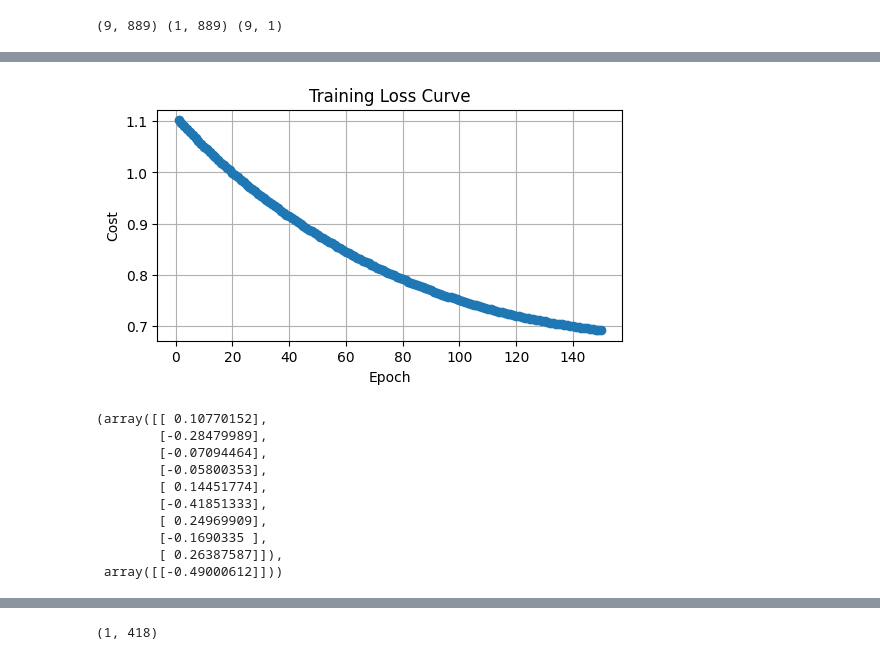
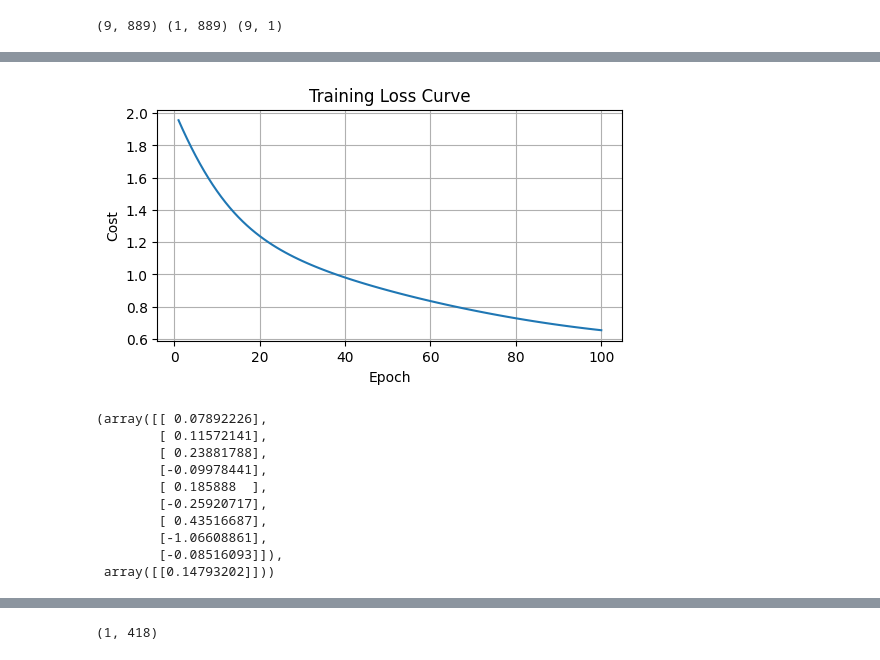
Before and after one commit to yashpundir/Research-Study, a Jupyter notebook: Logistic Regression/Logistic Regression using GD.ipynb, the cells around one changed output, grey strips where cells are left out. Saved outputs shown, nothing was run; the diff lists cells and outputs as text; code cells hidden in the pictures.

```diff
--- a/Logistic Regression/Logistic Regression using GD.ipynb
+++ b/Logistic Regression/Logistic Regression using GD.ipynb
@@ -106,20 +105,20 @@ def sigmoid(x):
 def J(y_hat, y):
     return -(y*np.log(y_hat) + (1-y)*np.log(1-y_hat))
 # %%
-X = np.array(df.drop('Survived', axis=1))
-X = X.reshape(X.shape[1], X.shape[0])
+X = np.array(df.drop('Survived', axis=1)).T
 y = np.array(df.Survived).reshape(1, len(df))
 w = np.random.randn(X.shape[0], 1)
 b = np.random.randn(1,1)
 cost = 0
 dw = np.zeros(w.shape)
 db = np.zeros(b.shape)
+
 print(X.shape, y.shape, w.shape)
 # %% [output]
 (9, 889) (1, 889) (9, 1)
 # %%
 lr = 0.1
-num_epochs = 150
+num_epochs = 100
 m = y.shape[1]
 costs = []
 for epoch in range(num_epochs):
@@ -129,11 +128,11 @@ for epoch in range(num_epochs):
     y_hat = sigmoid(z)          # (1, m)
 
     # Compute cost (binary cross-entropy)
-    cost = np.sum(-(y * np.log(y_hat) + (1 - y) * np.log(1 - y_hat))) / m
+    cost = np.sum(J(y_hat, y)) / m
     costs.append(cost)
 
-    #print("Epoch:", epoch+1, end=' | ')
-    #print("Cost:", cost)
+    print("Epoch:", epoch+1, end=' | ')
+    print("Cost:", cost)
 
     # Backward pass — compute gradients
     dz = y_hat - y    # (1, m)
@@ -147,25 +164,24 @@ for epoch in range(num_epochs):
 # %%
 # Plot training loss curve
-import matplotlib.pyplot as plt
 plt.figure(figsize=(6,3))
-plt.plot(range(1, len(costs)+1), costs, marker='o')
+plt.plot(range(1, len(costs)+1), costs)
 plt.xlabel('Epoch')
 plt.ylabel('Cost')
 plt.title('Training Loss Curve')
 plt.grid(True)
 plt.show()
 # %% [output]
-[figure, old version]
+[figure, new version]
 # %%
 w, b
 # %% [output]
-(array([[ 0.10770152],
-        [-0.28479989],
-        [-0.07094464],
-        [-0.05800353],
-        [ 0.14451774],
-        [-0.41851333],
-        [ 0.24969909],
-        [-0.1690335 ],
-        [ 0.26387587]]),
- array([[-0.49000612]]))
+(array([[ 0.07892226],
+        [ 0.11572141],
+        [ 0.23881788],
+        [-0.09978441],
+        [ 0.185888  ],
+        [-0.25920717],
+        [ 0.43516687],
+        [-1.06608861],
+        [-0.08516093]]),
+ array([[0.14793202]]))
```
Also changed, not shown: parts of 9 cells of this notebook, 1 other file.
